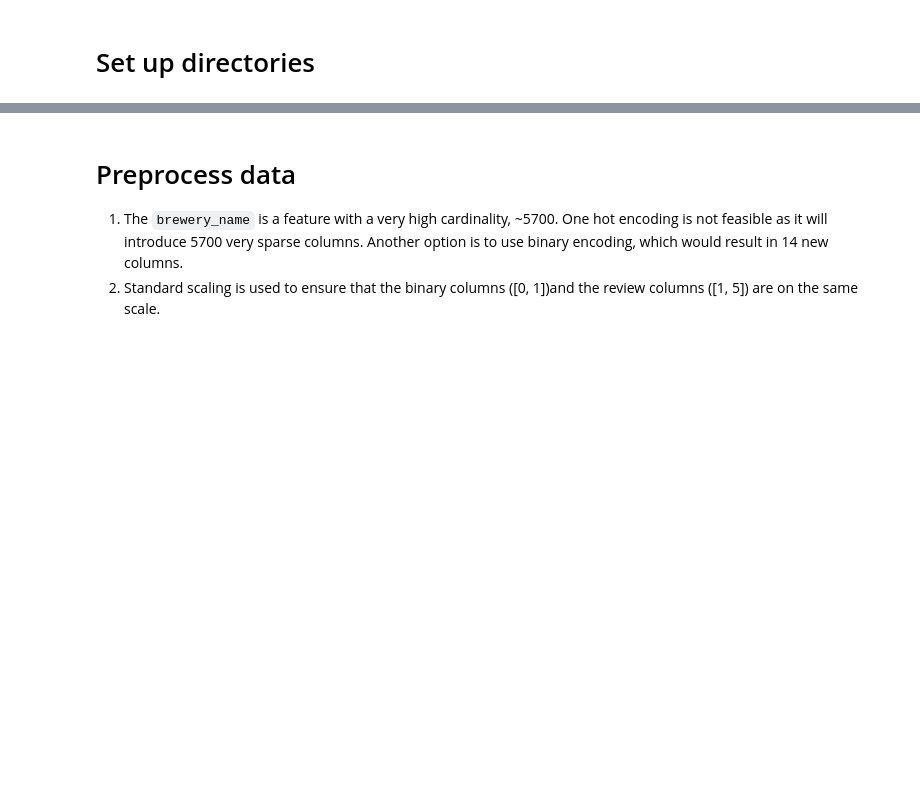
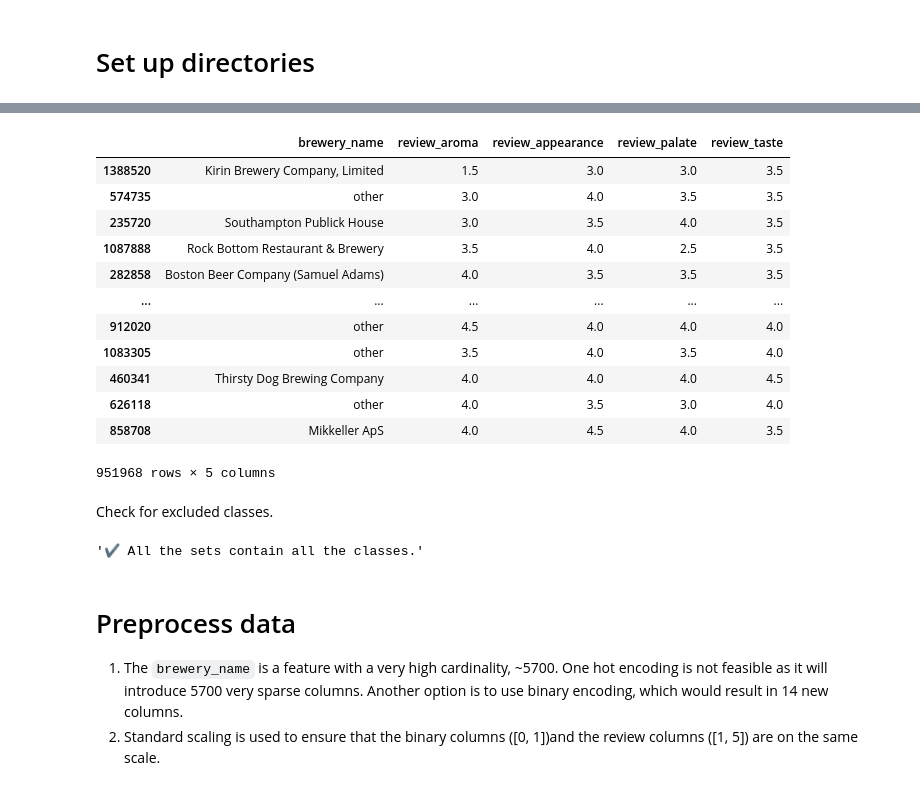
Before and after one commit to roger-yu-ds/assignment_2, a Jupyter notebook: notebooks/4_pytorch.ipynb, the cells around one changed output, grey strips where cells are left out. Saved outputs shown, nothing was run; the diff lists cells and outputs as text; code cells hidden in the pictures; blank space fills up the shorter version.

```diff
--- a/notebooks/4_pytorch.ipynb
+++ b/notebooks/4_pytorch.ipynb
@@ -64,0 +80,3 @@ models_dir = project_dir / 'models'
+# %%
+s = merge_categories(df.brewery_name, threshold = 500)
+s.value_counts()
@@ -64,0 +96,2 @@ models_dir = project_dir / 'models'
+# %%
+df.loc[:, 'brewery_name'] = s
@@ -64,0 +115,4 @@ models_dir = project_dir / 'models'
+# %%
+X_train, y_train, X_val, y_val, X_test, y_test = split_sets_random(
+    df, target_col=target, test_ratio=0.2, to_numpy=False
+)
@@ -65,5 +149,25 @@ models_dir = project_dir / 'models'
+# %%
+X_train
+# %% [output]
+|  | brewery_name | review_aroma | review_appearance | review_palate | review_taste |
+| 1388520 | Kirin Brewery Company, Limited | 1.5 | 3.0 | 3.0 | 3.5 |
+| 574735 | other | 3.0 | 4.0 | 3.5 | 3.5 |
+| 235720 | Southampton Publick House | 3.0 | 3.5 | 4.0 | 3.5 |
+| 1087888 | Rock Bottom Restaurant & Brewery | 3.5 | 4.0 | 2.5 | 3.5 |
+| 282858 | Boston Beer Company (Samuel Adams) | 4.0 | 3.5 | 3.5 | 3.5 |
+| ... | ... | ... | ... | ... | ... |
+| 912020 | other | 4.5 | 4.0 | 4.0 | 4.0 |
+| 1083305 | other | 3.5 | 4.0 | 3.5 | 4.0 |
+| 460341 | Thirsty Dog Brewing Company | 4.0 | 4.0 | 4.0 | 4.5 |
+| 626118 | other | 4.0 | 3.5 | 3.0 | 4.0 |
+| 858708 | Mikkeller ApS | 4.0 | 4.5 | 4.0 | 3.5 |
+951968 rows × 5 columns
+# %% [markdown]
+Check for excluded classes.
 # %%
-X_train, X_test, X_val, y_train, y_test, y_val = load_sets()
+test_class_exclusion(y_train, y_test, y_val)
+# %% [output]
+'✔ All the sets contain all the classes.'
 # %% [markdown]
 # Preprocess data
 
```
Also changed, not shown: parts of 19 cells of this notebook, 20 other files.
